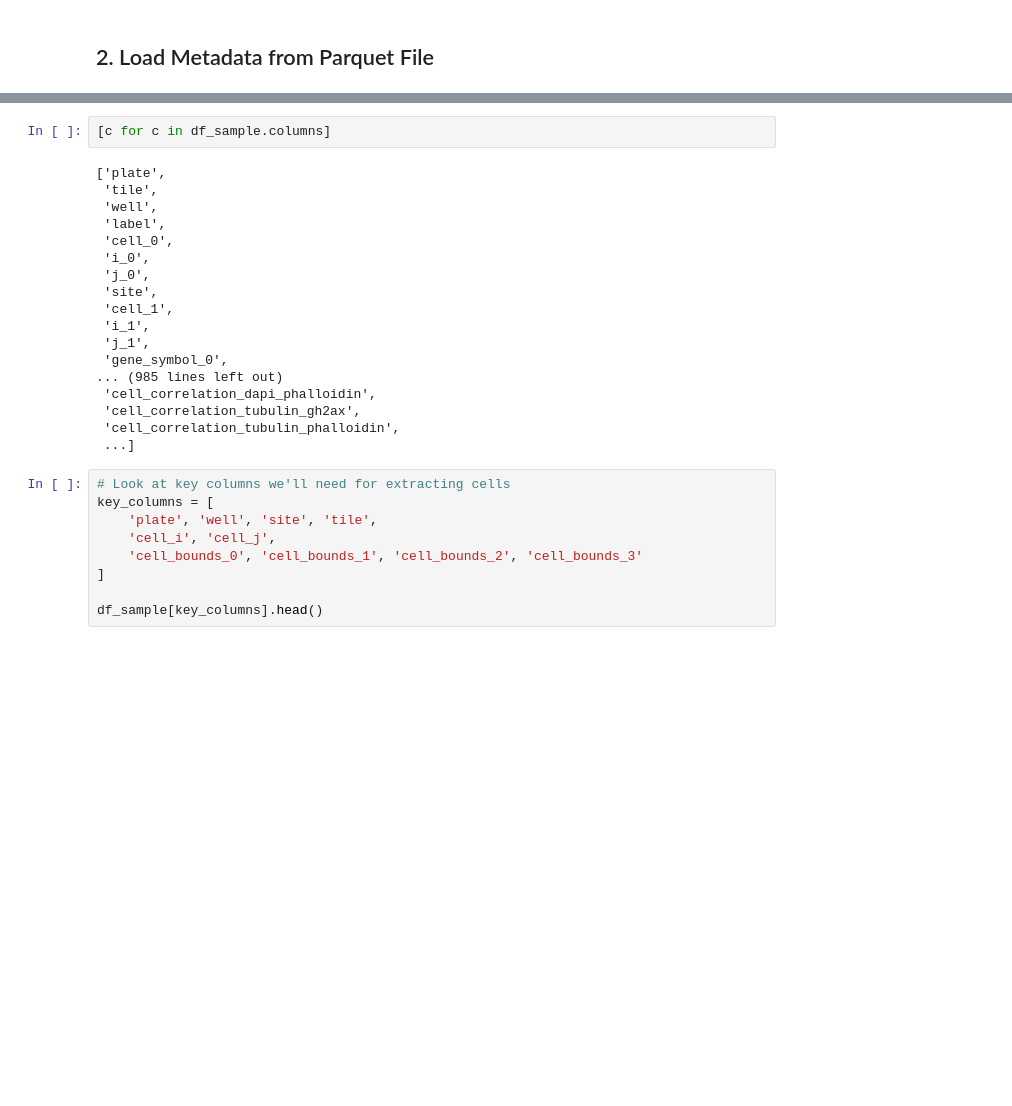
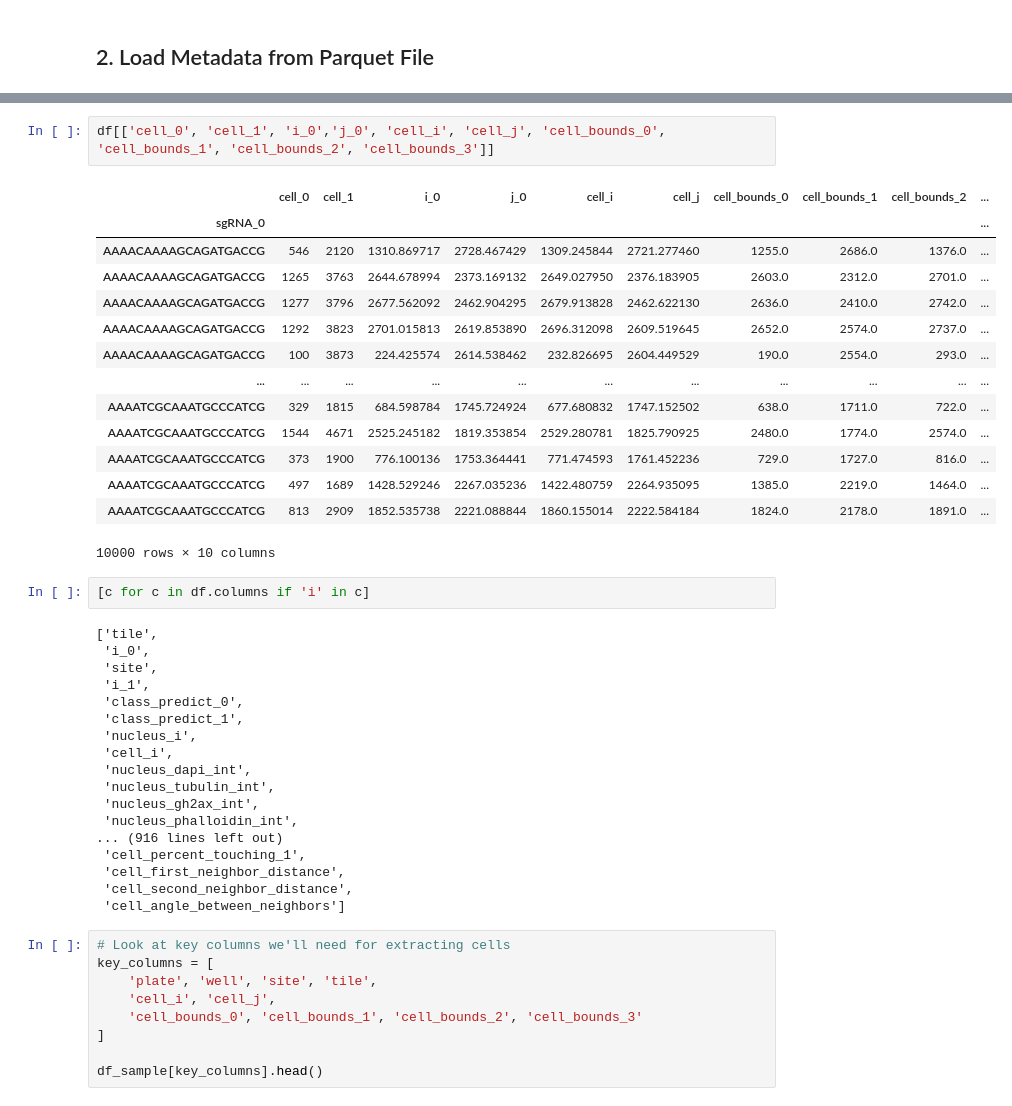
Before and after one commit to njwfish/DistributionEmbeddings, a Jupyter notebook: notebooks/ops.ipynb, the cells around one changed output, grey strips where cells are left out. Drawn from its saved outputs; the diff is of its cells as text; blank space fills up the shorter version.

```diff
--- a/notebooks/ops.ipynb
+++ b/notebooks/ops.ipynb
@@ -53,23 +80,40 @@ Sample data shape: (1994, 1131)
+# %%
+df[['cell_0', 'cell_1', 'i_0','j_0', 'cell_i', 'cell_j', 'cell_bounds_0', 'cell_bounds_1', 'cell_bounds_2', 'cell_bounds_3']]
+# %% [output]
+|  | cell_0 | cell_1 | i_0 | j_0 | cell_i | cell_j | cell_bounds_0 | cell_bounds_1 | cell_bounds_2 | ... |
+| sgRNA_0 |  |  |  |  |  |  |  |  |  | ... |
+| AAAACAAAAGCAGATGACCG | 546 | 2120 | 1310.869717 | 2728.467429 | 1309.245844 | 2721.277460 | 1255.0 | 2686.0 | 1376.0 | ... |
+| AAAACAAAAGCAGATGACCG | 1265 | 3763 | 2644.678994 | 2373.169132 | 2649.027950 | 2376.183905 | 2603.0 | 2312.0 | 2701.0 | ... |
+| AAAACAAAAGCAGATGACCG | 1277 | 3796 | 2677.562092 | 2462.904295 | 2679.913828 | 2462.622130 | 2636.0 | 2410.0 | 2742.0 | ... |
+| AAAACAAAAGCAGATGACCG | 1292 | 3823 | 2701.015813 | 2619.853890 | 2696.312098 | 2609.519645 | 2652.0 | 2574.0 | 2737.0 | ... |
+| AAAACAAAAGCAGATGACCG | 100 | 3873 | 224.425574 | 2614.538462 | 232.826695 | 2604.449529 | 190.0 | 2554.0 | 293.0 | ... |
+| ... | ... | ... | ... | ... | ... | ... | ... | ... | ... | ... |
+| AAAATCGCAAATGCCCATCG | 329 | 1815 | 684.598784 | 1745.724924 | 677.680832 | 1747.152502 | 638.0 | 1711.0 | 722.0 | ... |
+| AAAATCGCAAATGCCCATCG | 1544 | 4671 | 2525.245182 | 1819.353854 | 2529.280781 | 1825.790925 | 2480.0 | 1774.0 | 2574.0 | ... |
+| AAAATCGCAAATGCCCATCG | 373 | 1900 | 776.100136 | 1753.364441 | 771.474593 | 1761.452236 | 729.0 | 1727.0 | 816.0 | ... |
+| AAAATCGCAAATGCCCATCG | 497 | 1689 | 1428.529246 | 2267.035236 | 1422.480759 | 2264.935095 | 1385.0 | 2219.0 | 1464.0 | ... |
+| AAAATCGCAAATGCCCATCG | 813 | 2909 | 1852.535738 | 2221.088844 | 1860.155014 | 2222.584184 | 1824.0 | 2178.0 | 1891.0 | ... |
+10000 rows × 10 columns
 # %%
-[c for c in df_sample.columns]
+[c for c in df.columns if 'i' in c]
 # %% [output]
-['plate',
- 'tile',
- 'well',
- 'label',
- 'cell_0',
+['tile',
  'i_0',
- 'j_0',
  'site',
- 'cell_1',
  'i_1',
- 'j_1',
- 'gene_symbol_0',
-... (985 lines left out)
- 'cell_correlation_dapi_phalloidin',
- 'cell_correlation_tubulin_gh2ax',
- 'cell_correlation_tubulin_phalloidin',
- ...]
+ 'class_predict_0',
+ 'class_predict_1',
+ 'nucleus_i',
+ 'cell_i',
+ 'nucleus_dapi_int',
+ 'nucleus_tubulin_int',
+ 'nucleus_gh2ax_int',
+ 'nucleus_phalloidin_int',
+... (916 lines left out)
+ 'cell_percent_touching_1',
+ 'cell_first_neighbor_distance',
+ 'cell_second_neighbor_distance',
+ 'cell_angle_between_neighbors']
 # %%
 # Look at key columns we'll need for extracting cells
 key_columns = [
```
Also changed, not shown: parts of 4 cells of this notebook, 1 other file.
